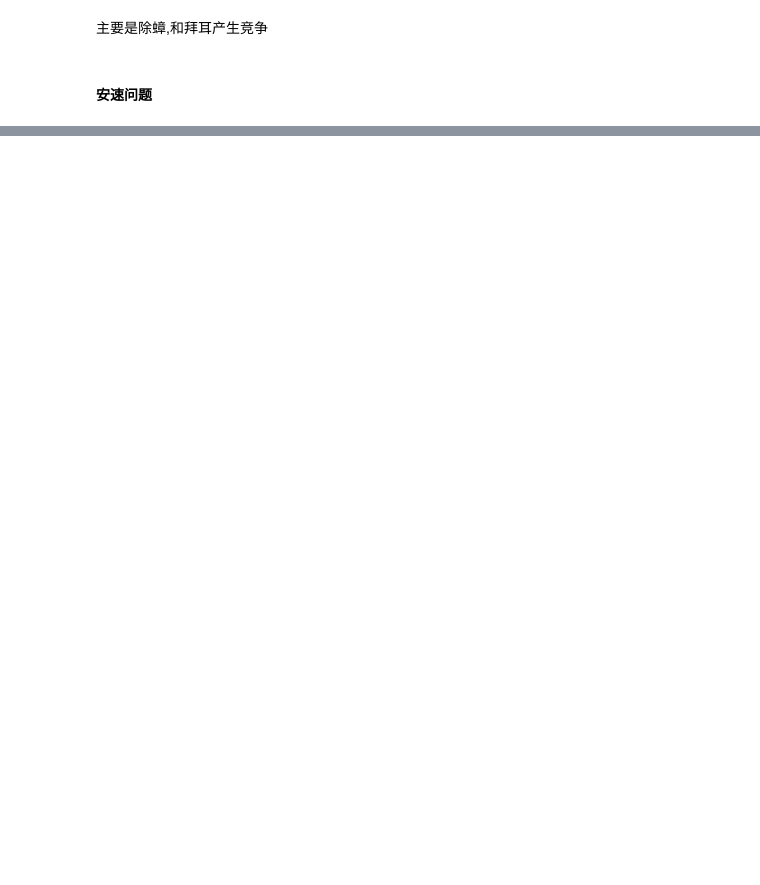
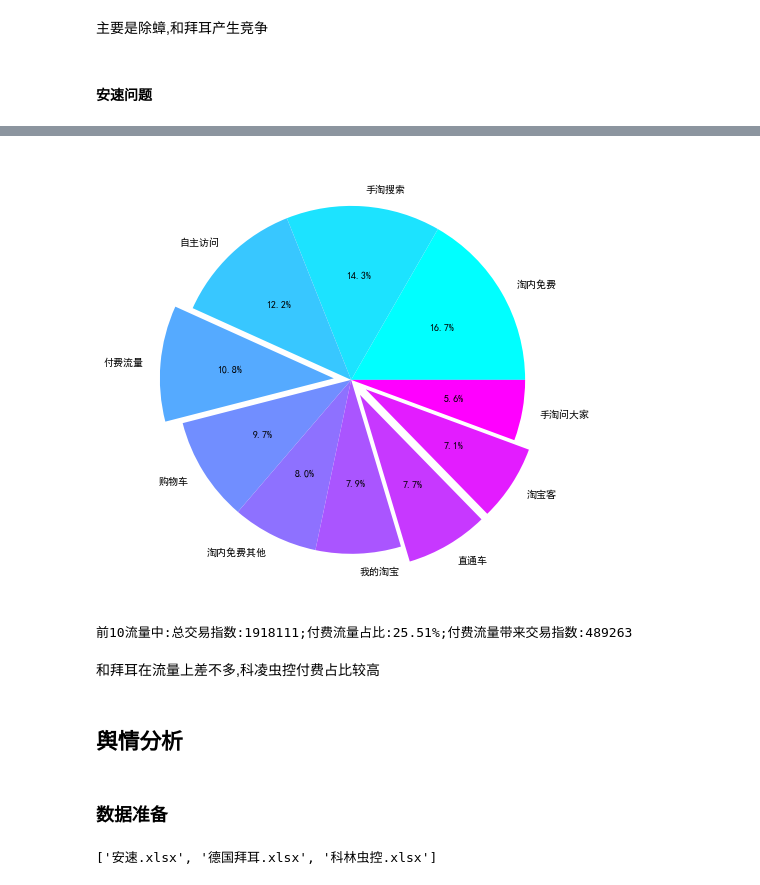
Before and after one commit to lvzw94/Ipynb, a Jupyter notebook: 电商文本挖掘.ipynb, the cells around one changed output, grey strips where cells are left out. Drawn from its saved outputs; the diff is of its cells as text; code cells hidden in the pictures; blank space fills up the shorter version.

```diff
--- a/电商文本挖掘.ipynb
+++ b/电商文本挖掘.ipynb
@@ -1423,0 +1667,3 @@ ancow
+# %%
+df5kl = pd.read_excel(filenames4[2])
+df5kl.head()
@@ -1423,0 +1677,11 @@ ancow
+# %%
+kl5top10 = flow(df5kl)
+# %% [output]
+[figure, added]
+前10流量中:总交易指数:1918111;付费流量占比:25.51%;付费流量带来交易指数:489263
+# %% [markdown]
+和拜耳在流量上差不多,科凌虫控付费占比较高
+# %% [markdown]
+## 舆情分析
+# %% [markdown]
+### 数据准备
@@ -1423,0 +1691,5 @@ ancow
+# %%
+filenames5 = glob.glob('*.xlsx')
+filenames5
+# %% [output]
+['安速.xlsx', '德国拜耳.xlsx', '科林虫控.xlsx']
```
Also changed, not shown: parts of 79 cells of this notebook.
